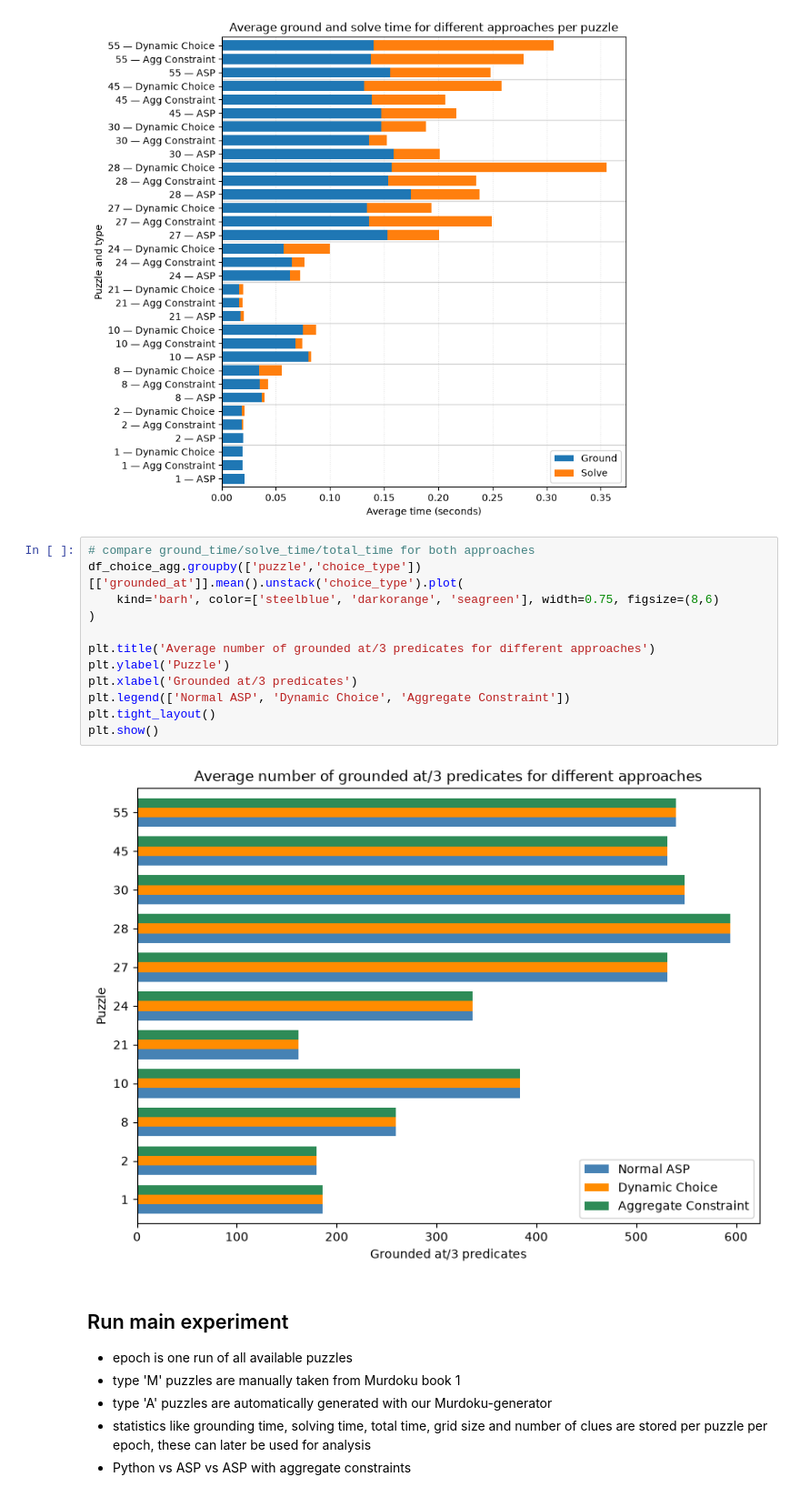
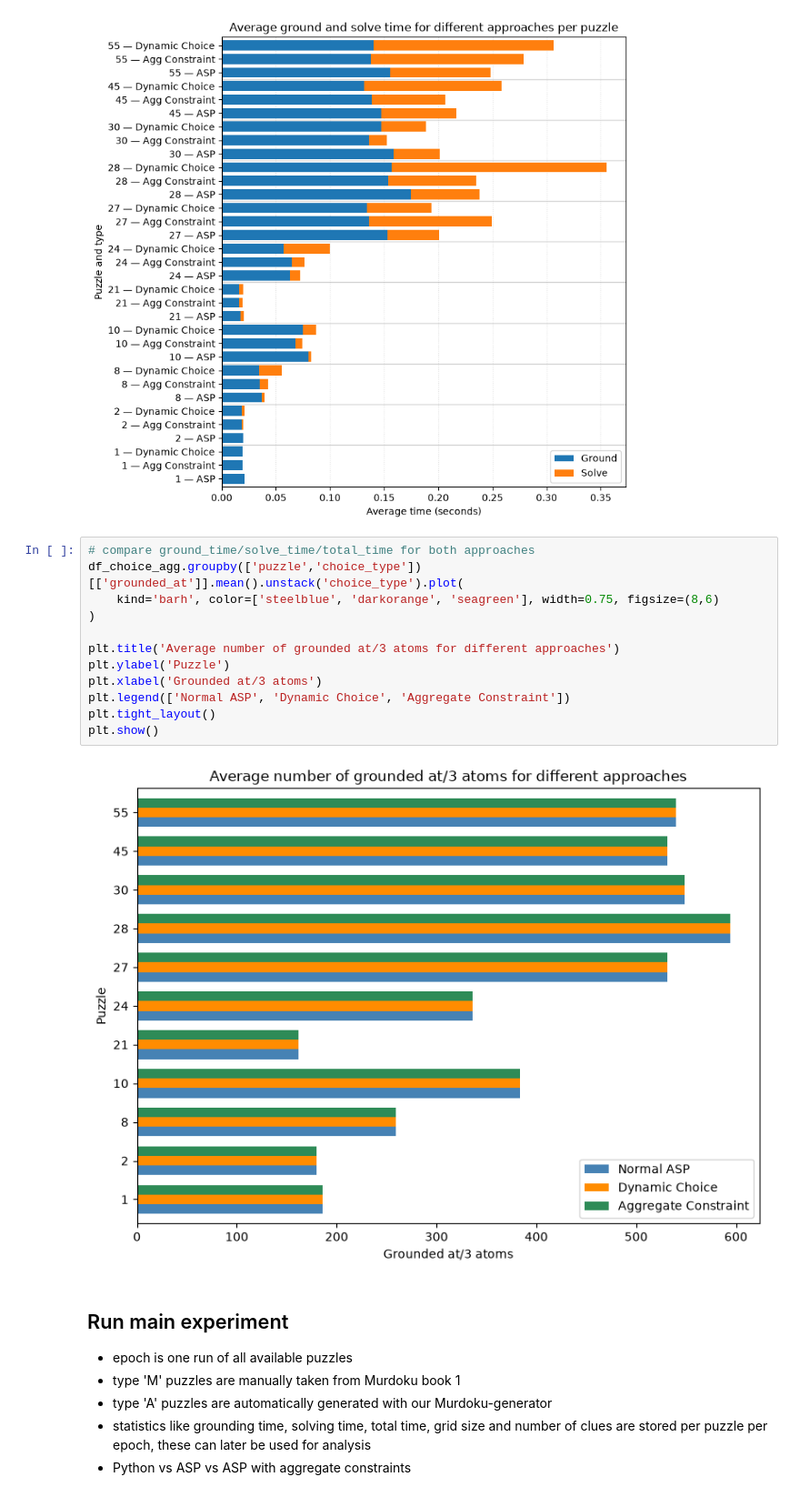
Before and after one commit to jurgendevries-ou-student/murdoku-solve, a Jupyter notebook: extraction/run/experiment.ipynb, the cells around one changed output. Shown at 91% size. Saved outputs shown, nothing was run; the diff lists cells and outputs as text.

```diff
--- a/extraction/run/experiment.ipynb
+++ b/extraction/run/experiment.ipynb
@@ -257,17 +259,17 @@ plt.show()
 # %%
 # compare ground_time/solve_time/total_time for both approaches
 df_choice_agg.groupby(['puzzle','choice_type'])[['grounded_at']].mean().unstack('choice_type').plot(
     kind='barh', color=['steelblue', 'darkorange', 'seagreen'], width=0.75, figsize=(8,6)
 )
 
-plt.title('Average number of grounded at/3 predicates for different approaches')
+plt.title('Average number of grounded at/3 atoms for different approaches')
 plt.ylabel('Puzzle')
-plt.xlabel('Grounded at/3 predicates')
+plt.xlabel('Grounded at/3 atoms')
 plt.legend(['Normal ASP', 'Dynamic Choice', 'Aggregate Constraint'])
 plt.tight_layout()
 plt.show()
 # %% [output]
-[figure, old version]
+[figure, new version]
 # %% [markdown]
 ## Run main experiment
 - epoch is one run of all available puzzles
```
Also changed, not shown: parts of 15 cells of this notebook.
